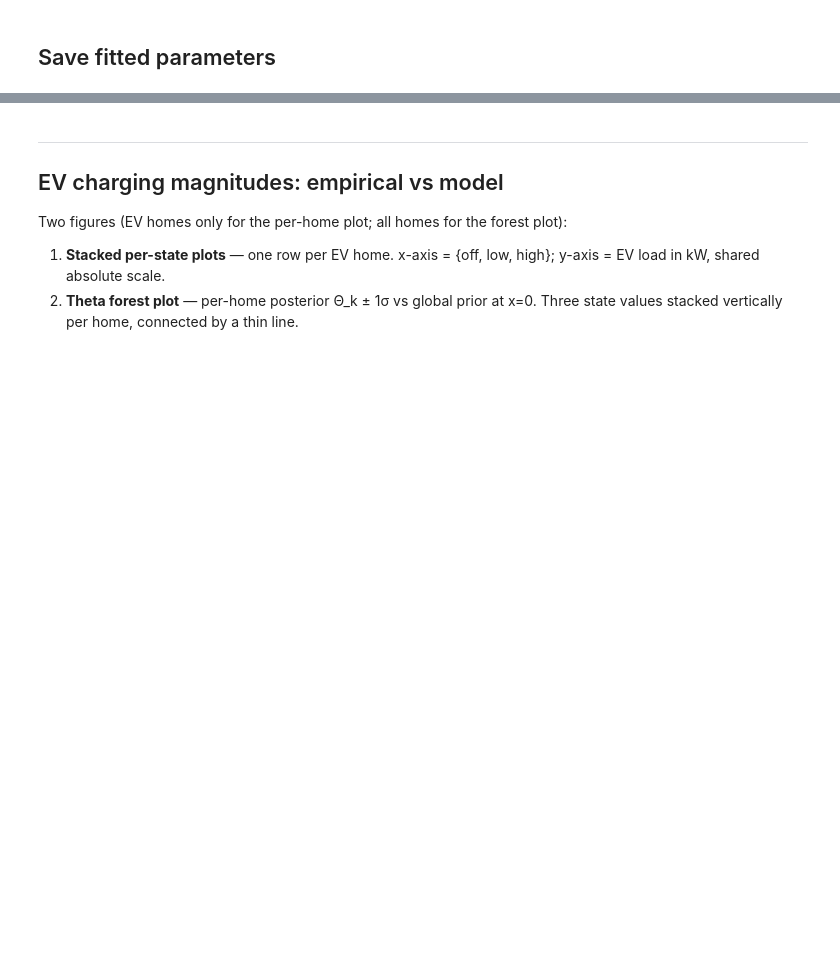
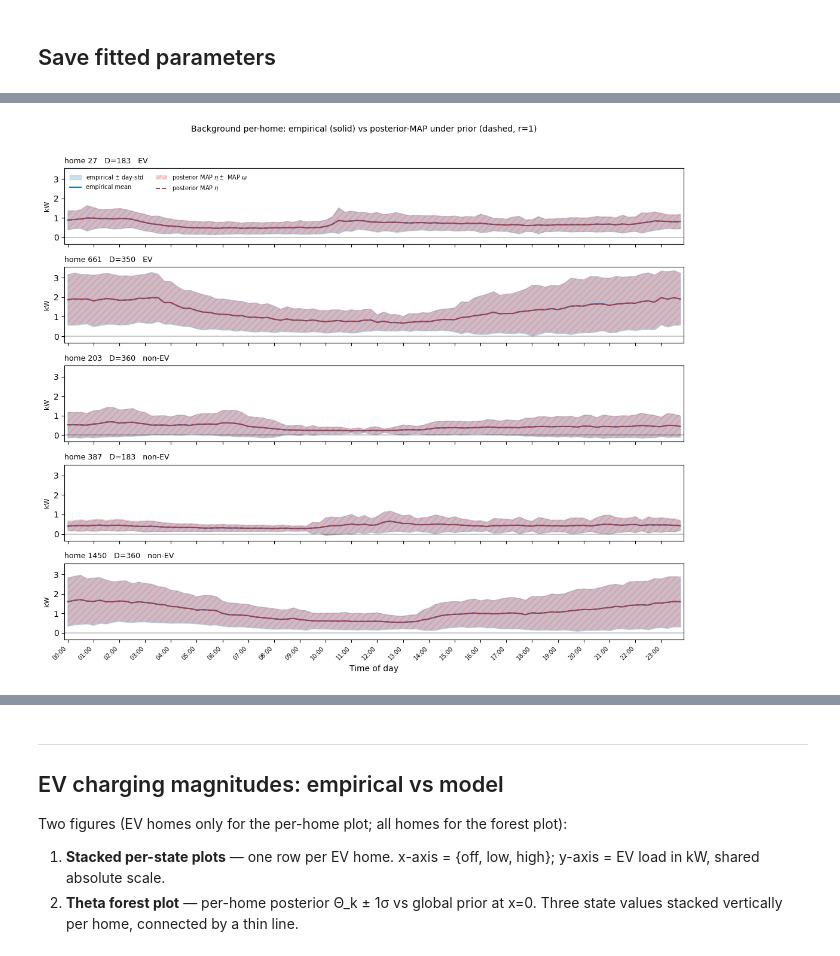
Before and after one commit to jackellishsieh/residential-power-forecasting, a Jupyter notebook: notebooks/jack/fit-model.ipynb, the cells around one changed output, grey strips where cells are left out. Saved outputs shown, nothing was run; the diff lists cells and outputs as text; code cells hidden in the pictures; blank space fills up the shorter version.

```diff
--- a/notebooks/jack/fit-model.ipynb
+++ b/notebooks/jack/fit-model.ipynb
@@ -116,0 +128,11 @@ plt.show()
+# %%
+fig_per_home = bgp.plot_background_per_home(
+    train_df               = train_df,
+    params                 = params,
+    home_ids               = bg_plot_ids,
+    show_individual_traces = show_individual_traces,
+    max_trace_days         = max_trace_days,
+)
+plt.show()
+# %% [output]
+[figure, added]
```
Also changed, not shown: parts of 17 cells of this notebook, 2 other files.
